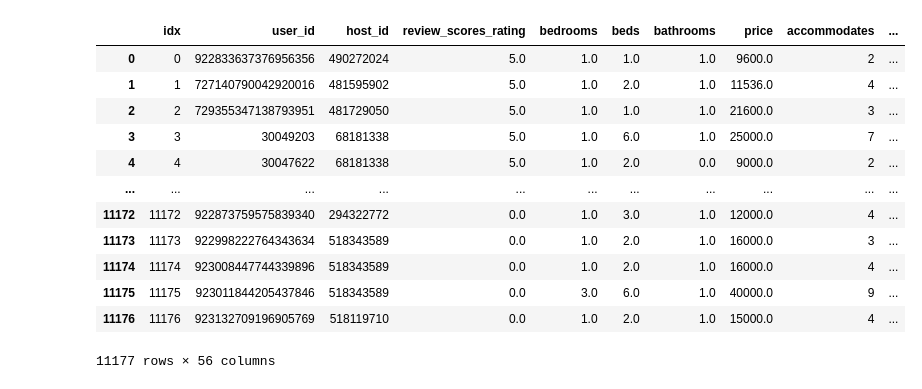
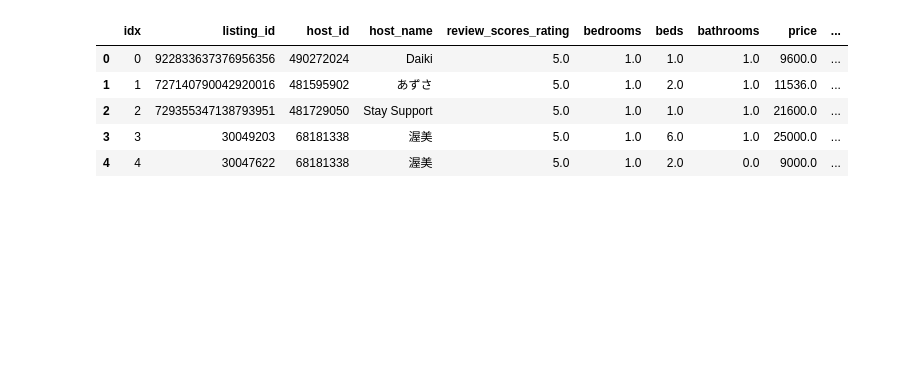
Before and after one commit to zinnie1025/AirbnbWise, a Jupyter notebook: Pipeline/jieun/contents.ipynb, the cells around one changed output. Saved outputs shown, nothing was run; the diff lists cells and outputs as text; code cells hidden in the pictures; blank space fills up the shorter version.

```diff
--- a/Pipeline/jieun/contents.ipynb
+++ b/Pipeline/jieun/contents.ipynb
@@ -4,18 +6,11 @@ import numpy as np
 # %%
 pd.options.display.max_columns = 1000
 df = pd.read_csv('/Users/genie/Documents/COLLABORATION/AirbnbWise/Pipeline/csv/preprocessed_user_totaldb.csv')
-df
+df.head()
 # %% [output]
-|  | idx | user_id | host_id | review_scores_rating | bedrooms | beds | bathrooms | price | accommodates | ... |
-| 0 | 0 | 922833637376956356 | 490272024 | 5.0 | 1.0 | 1.0 | 1.0 | 9600.0 | 2 | ... |
-| 1 | 1 | 727140790042920016 | 481595902 | 5.0 | 1.0 | 2.0 | 1.0 | 11536.0 | 4 | ... |
-| 2 | 2 | 729355347138793951 | 481729050 | 5.0 | 1.0 | 1.0 | 1.0 | 21600.0 | 3 | ... |
-| 3 | 3 | 30049203 | 68181338 | 5.0 | 1.0 | 6.0 | 1.0 | 25000.0 | 7 | ... |
-| 4 | 4 | 30047622 | 68181338 | 5.0 | 1.0 | 2.0 | 0.0 | 9000.0 | 2 | ... |
-| ... | ... | ... | ... | ... | ... | ... | ... | ... | ... | ... |
-| 11172 | 11172 | 922873759575839340 | 294322772 | 0.0 | 1.0 | 3.0 | 1.0 | 12000.0 | 4 | ... |
-| 11173 | 11173 | 922998222764343634 | 518343589 | 0.0 | 1.0 | 2.0 | 1.0 | 16000.0 | 3 | ... |
-| 11174 | 11174 | 923008447744339896 | 518343589 | 0.0 | 1.0 | 2.0 | 1.0 | 16000.0 | 4 | ... |
-| 11175 | 11175 | 923011844205437846 | 518343589 | 0.0 | 3.0 | 6.0 | 1.0 | 40000.0 | 9 | ... |
-| 11176 | 11176 | 923132709196905769 | 518119710 | 0.0 | 1.0 | 2.0 | 1.0 | 15000.0 | 4 | ... |
+|  | idx | listing_id | host_id | host_name | review_scores_rating | bedrooms | beds | bathrooms | price | ... |
+| 0 | 0 | 922833637376956356 | 490272024 | Daiki | 5.0 | 1.0 | 1.0 | 1.0 | 9600.0 | ... |
+| 1 | 1 | 727140790042920016 | 481595902 | あずさ | 5.0 | 1.0 | 2.0 | 1.0 | 11536.0 | ... |
+| 2 | 2 | 729355347138793951 | 481729050 | Stay Support | 5.0 | 1.0 | 1.0 | 1.0 | 21600.0 | ... |
+| 3 | 3 | 30049203 | 68181338 | 渥美 | 5.0 | 1.0 | 6.0 | 1.0 | 25000.0 | ... |
+| 4 | 4 | 30047622 | 68181338 | 渥美 | 5.0 | 1.0 | 2.0 | 0.0 | 9000.0 | ... |
-11177 rows × 56 columns
```
Also changed, not shown: parts of 9 cells of this notebook, 1 other file.
